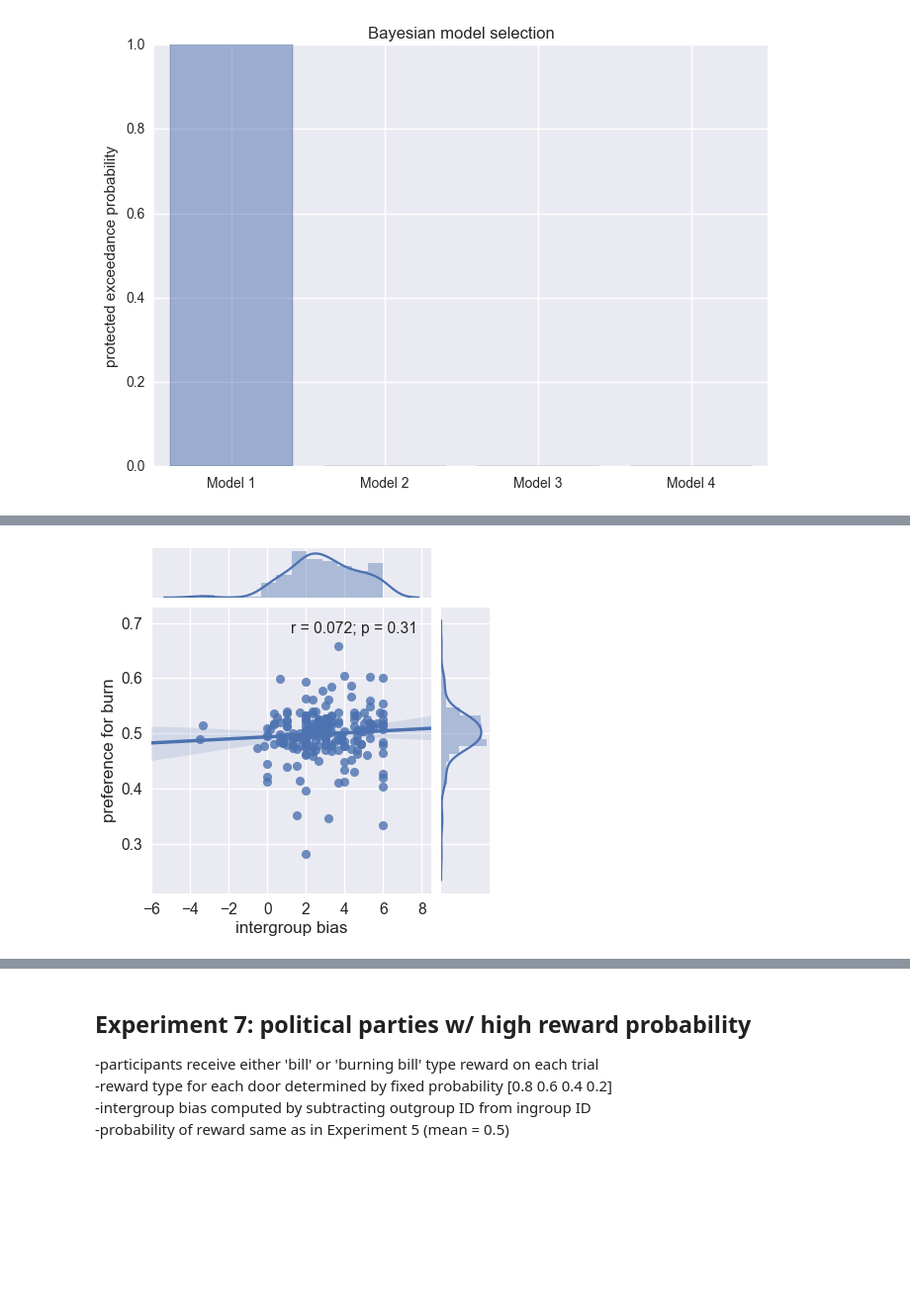
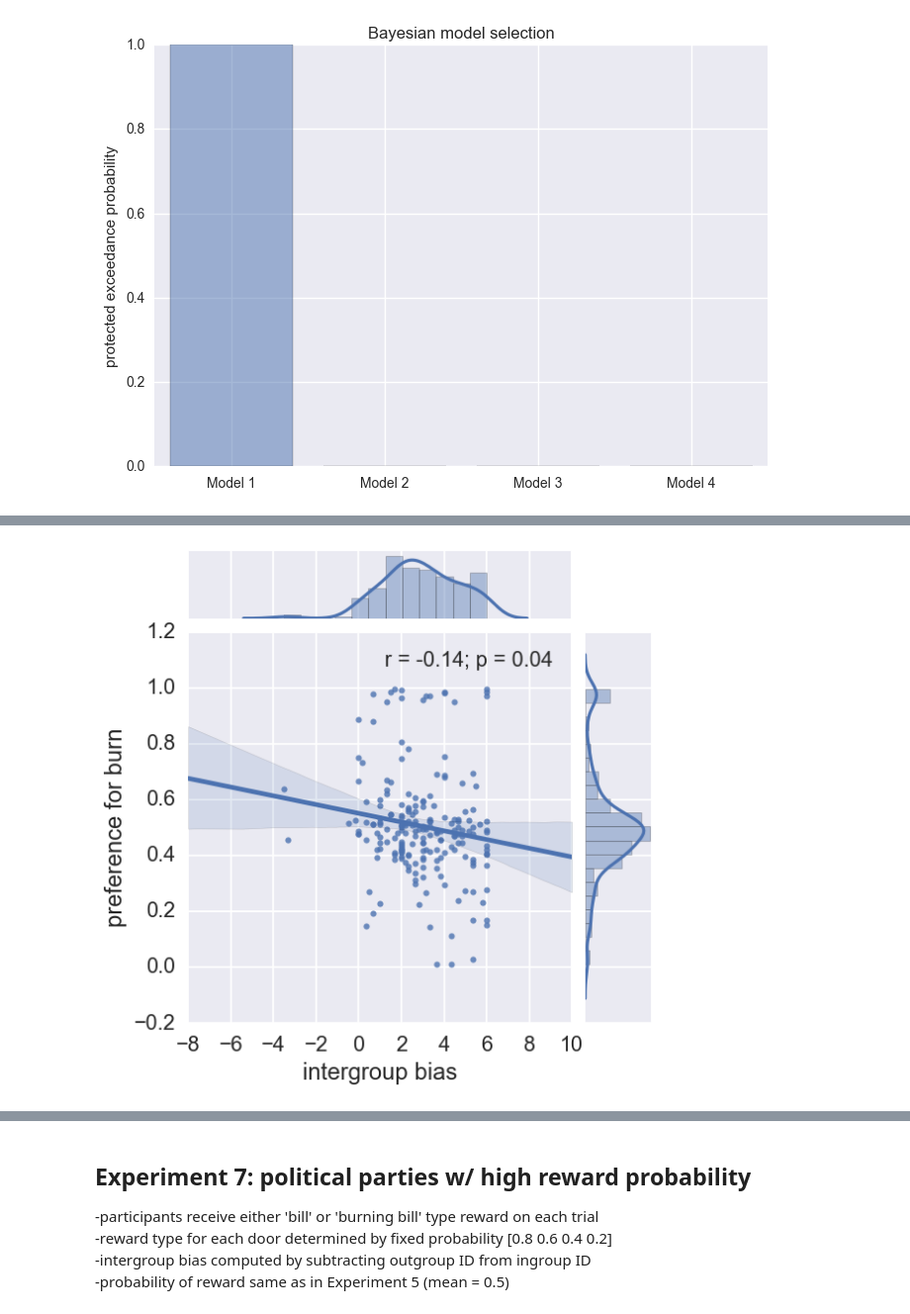
Before and after one commit to wem3/gems_vs_bomb, a Jupyter notebook: rez/all_bandits_model_4.ipynb, the cells around one changed output, grey strips where cells are left out. Shown at 99% size. Drawn from its saved outputs; the diff is of its cells as text; code cells hidden in the pictures; blank space fills up the shorter version.

```diff
--- a/rez/all_bandits_model_4.ipynb
+++ b/rez/all_bandits_model_4.ipynb
@@ -294,13 +294,3 @@ data.describe()
 | 50% | 50.000000 | 50.000000 | 3.000000 | 0.500833 | 0.488809 | 0.244444 | 0.241667 | 0.250000 | 0.247222 | 10.063598 | 0.588127 | ... |
 | 75% | 54.750000 | 54.750000 | 4.333333 | 0.521667 | 0.559371 | 0.280556 | 0.291667 | 0.280556 | 0.296528 | 13.695290 | 0.733960 | ... |
 | max | 72.000000 | 79.000000 | 6.000000 | 0.657778 | 0.997116 | 0.780556 | 0.666667 | 0.538889 | 0.688889 | 46.375746 | 0.996961 | ... |
-# %%
-# plot preference for gems in terms of door probability
-pDoor = b6[['chose80','chose60','chose40','chose20']]
-
-with sns.plotting_context('talk', font_scale=1.4):
-
-    sns.set_style("darkgrid")
-    ax = sns.pointplot(data=pDoor, palette = ['#3DDA60','#fde73f','#62afea','#EF5050'])
-    ax.figure.get_axes()[0].set_xticklabels(['0.80','0.60','0.40','0.20'])
-    #ax.figure.savefig('b6_pointplot')
@@ -309,8 +306,8 @@ with sns.plotting_context('talk', font_scale=1.4):
 # %%
-# regression of behavioral 'preference for burn' on intergroup bias
-data = b6[['pBurn','igbias']]
+# regression of model based 'preference for earn' on intergroup bias
+data = b6[['wEarn','igbias']]
 with sns.plotting_context('talk', font_scale=1.2):
-    ax = (sns.jointplot(x='igbias', y='pBurn', data=data, kind='reg', annot_kws=dict(stat='r'))
+    ax = (sns.jointplot(x='igbias', y='wEarn', data=data, kind='reg', annot_kws=dict(stat='r'))
                        .set_axis_labels('intergroup bias', 'preference for burn'))
 # %% [output]
-[figure, old version]
+[figure, new version]
```
Also changed, not shown: parts of 11 cells of this notebook.
